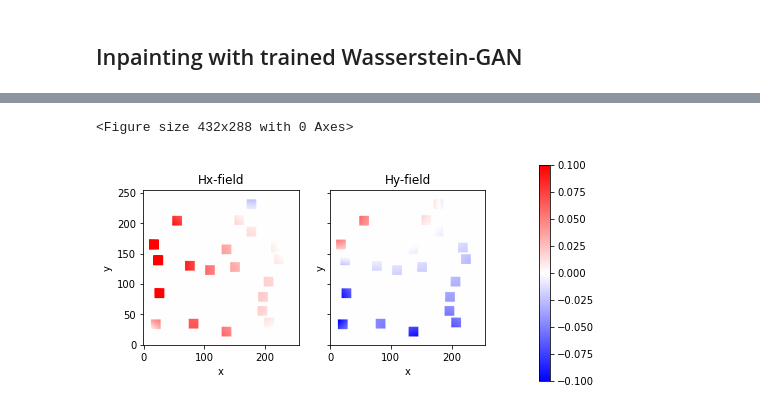
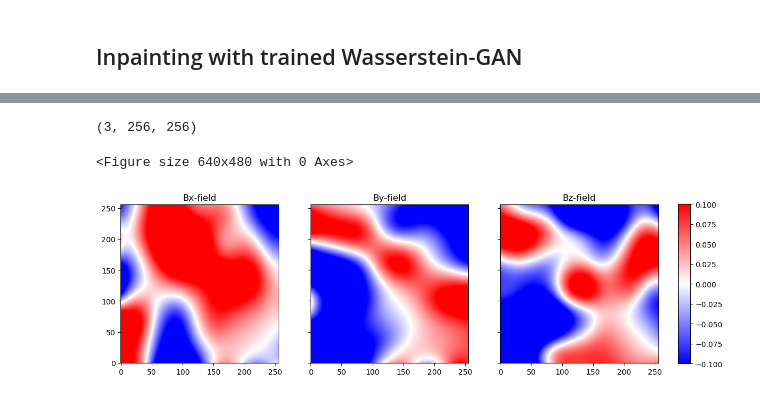
Before and after one commit to spollok/magfield-prediction, a Jupyter notebook: n_wgan_inpainting.ipynb, the cells around one changed output, grey strips where cells are left out. Cells and saved outputs as stored; diff of their text form; code cells hidden in the pictures.

```diff
--- a/n_wgan_inpainting.ipynb
+++ b/n_wgan_inpainting.ipynb
@@ -33,7 +11,0 @@ sample_check(field, v_max=plt_scale)
-# %%
-bboxes = random_bbox(field.shape, cfg['mask_size'], cfg['margin_size'], cfg['mask_num'], bbox_seed)
-x, mask = mask_image_wgan(field, bboxes, outpaint=outpaint)
-sample_check(x, v_max=plt_scale)
-# %% [output]
-<Figure size 432x288 with 0 Axes>
-[figure, removed]
@@ -39,0 +19,9 @@ sample_check(x, v_max=plt_scale)
+# %%
+file = h5py.File('data/bnd_256/magfield_256_large.h5')
+print(file['field'][img_idx,:,:,:,1].shape)
+field = file['field'][img_idx,:,:,:,1]
+sample_check(field, v_max=plt_scale)
+# %% [output]
+(3, 256, 256)
+<Figure size 640x480 with 0 Axes>
+[figure, added]
```
Also changed, not shown: parts of 8 cells of this notebook, 4 other files.
